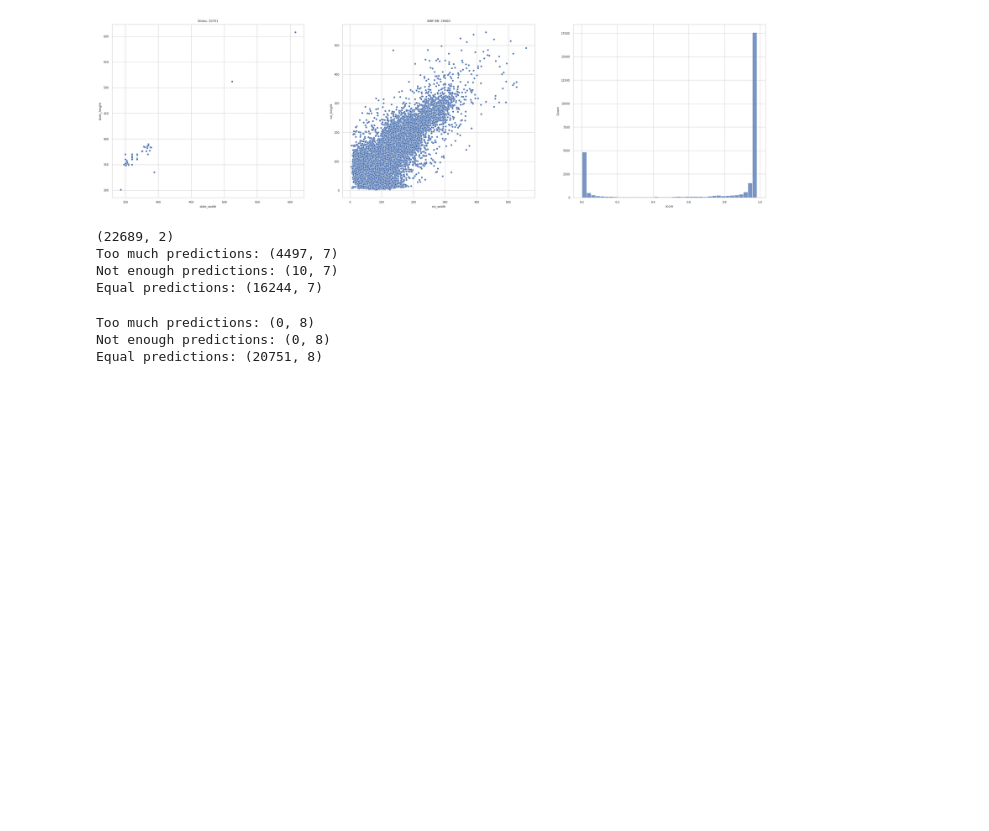
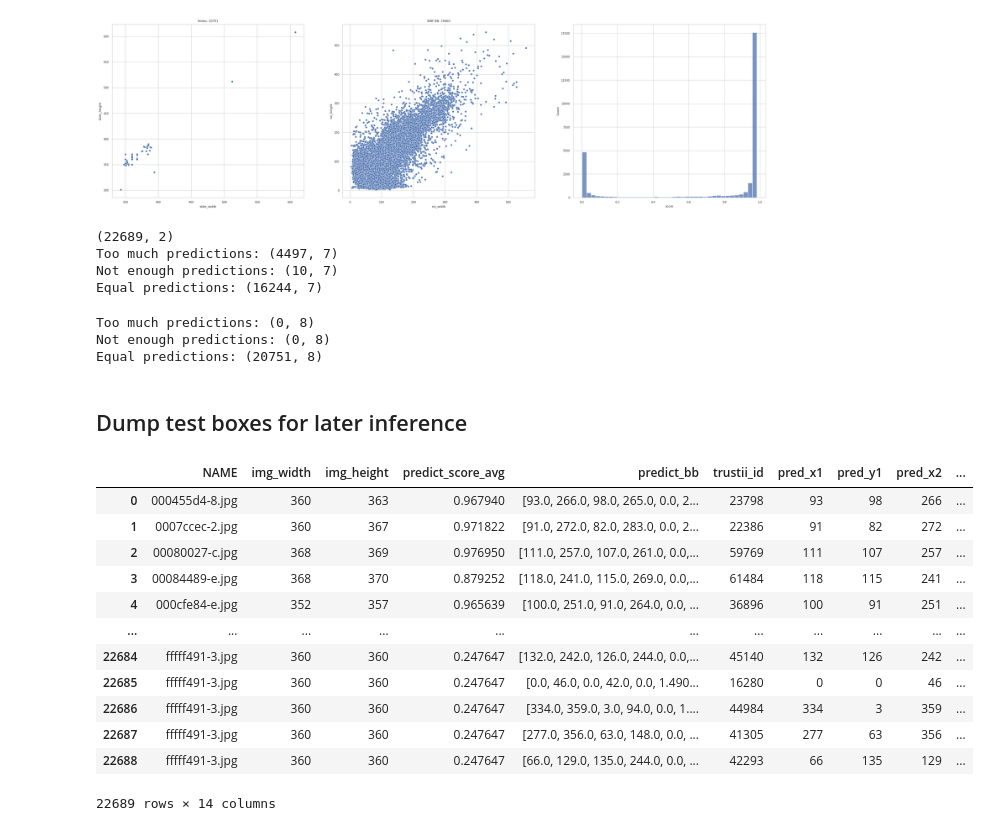
Before and after one commit to MPWARE-TEAM/Cytologia, a Jupyter notebook: notebooks/Infer-YOLOX-S-512.ipynb, the cells around one changed output. Cells and saved outputs as stored; diff of their text form; code cells hidden in the pictures; blank space fills up the shorter version.

Commit message:
Dump intermediate test crops

```diff
--- a/notebooks/Infer-YOLOX-S-512.ipynb
+++ b/notebooks/Infer-YOLOX-S-512.ipynb
@@ -43,6 +45,7 @@ LABELS_HOME = os.path.join(DATA_HOME, "data_%s/labels/"%VERSION)
 TRAIN_HOME = os.path.join(DATA_HOME, "data_%s/images/"%VERSION)
 MODEL_YOLOX_HOME = "../code/src_object_detector/YOLOX/YOLOX_outputs"
 TEST_FILE = os.path.join(DATA_ROOT, "test.csv")
+TEST_HOME = os.path.join(DATA_ROOT, "images_cytologia")
 
 ROOT =  "yolox_s"
 IMG_SIZE = 512
@@ -51,6 +54,11 @@ TEST_CONFIDENCE = 0.001
 PADDING_POLICY = "full"
 NMS_THRESHOLD = 0.30
 WBF_IOU = 0.25
+CROP_MARGINS = 16
+
+# Dump BBX for classifiers
+CROP_HOME_TEST = os.path.join(DATA_ROOT, "boxes", "%s_%d_%s_%.4f_%.3f_%.3f_%s_m%d_seed42_test_cleaned"%(ROOT, IMG_SIZE, VERSION, TEST_CONFIDENCE, NMS_THRESHOLD, WBF_IOU, PADDING_POLICY, CROP_MARGINS))
+os.makedirs(CROP_HOME_TEST, exist_ok=True)
 
 SEEDS = [42]
 FOLDS = 4
@@ -243,3 +251,35 @@ Equal predictions: (20751, 8)
 # %%
 oof_pd_completed = pd.concat([oof_pd, roi_image_predictions_wbf.rename(columns={'predict_bb': 'oof_bbx', 'predict_bbs':'oof_bbs', 'predict_score_avg': 'bb_score_avg', 'slide_width':'img_width', 'slide_height':'img_height'})], ignore_index=True)
 oof_pd_completed.to_parquet(os.path.join(DATA_ROOT, "cv4_seed42_multilabel_oof_%s_%d_%s.parquet" % (ROOT, IMG_SIZE, VERSION)))
+# %% [markdown]
+## Dump test boxes for later inference
+# %%
+# To submission format
+submission_pd = roi_image_predictions_wbf[["NAME", "slide_width", "slide_height", "predict_score_avg", "predict_bb", "trustii_ids"]].explode(['predict_bb', 'trustii_ids']).rename(columns={'trustii_ids':'trustii_id', 'slide_height':'img_height', 'slide_width': 'img_width'})
+submission_pd["pred_x1"] = submission_pd["predict_bb"].apply(lambda x: x[0]).astype(np.int32)
+submission_pd["pred_y1"] = submission_pd["predict_bb"].apply(lambda x: x[2]).astype(np.int32)
+submission_pd["pred_x2"] = submission_pd["predict_bb"].apply(lambda x: x[1]).astype(np.int32)
+submission_pd["pred_y2"] = submission_pd["predict_bb"].apply(lambda x: x[3]).astype(np.int32)
+submission_pd["pred_score"] = submission_pd["predict_bb"].apply(lambda x: x[-1])
+submission_pd["pred_width"] = submission_pd["pred_x2"] - submission_pd["pred_x1"]
+submission_pd["pred_height"] = submission_pd["pred_y2"] - submission_pd["pred_y1"]
+submission_pd = submission_pd.reset_index(drop=True)
+
+# Dump BBx in a folder
+dump_boxes(submission_pd, TEST_HOME, CROP_HOME_TEST, margins=CROP_MARGINS)
+submission_pd.to_parquet(CROP_HOME_TEST + ".parquet")
+display(submission_pd)
+# %% [output]
+|  | NAME | img_width | img_height | predict_score_avg | predict_bb | trustii_id | pred_x1 | pred_y1 | pred_x2 | ... |
+| 0 | 000455d4-8.jpg | 360 | 363 | 0.967940 | [93.0, 266.0, 98.0, 265.0, 0.0, 2... | 23798 | 93 | 98 | 266 | ... |
+| 1 | 0007ccec-2.jpg | 360 | 367 | 0.971822 | [91.0, 272.0, 82.0, 283.0, 0.0, 2... | 22386 | 91 | 82 | 272 | ... |
+| 2 | 00080027-c.jpg | 368 | 369 | 0.976950 | [111.0, 257.0, 107.0, 261.0, 0.0,... | 59769 | 111 | 107 | 257 | ... |
+| 3 | 00084489-e.jpg | 368 | 370 | 0.879252 | [118.0, 241.0, 115.0, 269.0, 0.0,... | 61484 | 118 | 115 | 241 | ... |
+| 4 | 000cfe84-e.jpg | 352 | 357 | 0.965639 | [100.0, 251.0, 91.0, 264.0, 0.0, ... | 36896 | 100 | 91 | 251 | ... |
+| ... | ... | ... | ... | ... | ... | ... | ... | ... | ... | ... |
+| 22684 | fffff491-3.jpg | 360 | 360 | 0.247647 | [132.0, 242.0, 126.0, 244.0, 0.0,... | 45140 | 132 | 126 | 242 | ... |
+| 22685 | fffff491-3.jpg | 360 | 360 | 0.247647 | [0.0, 46.0, 0.0, 42.0, 0.0, 1.490... | 16280 | 0 | 0 | 46 | ... |
+| 22686 | fffff491-3.jpg | 360 | 360 | 0.247647 | [334.0, 359.0, 3.0, 94.0, 0.0, 1.... | 44984 | 334 | 3 | 359 | ... |
+| 22687 | fffff491-3.jpg | 360 | 360 | 0.247647 | [277.0, 356.0, 63.0, 148.0, 0.0, ... | 41305 | 277 | 63 | 356 | ... |
+| 22688 | fffff491-3.jpg | 360 | 360 | 0.247647 | [66.0, 129.0, 135.0, 244.0, 0.0, ... | 42293 | 66 | 135 | 129 | ... |
+22689 rows × 14 columns
```
Also changed, not shown: parts of 1 cell of this notebook.
